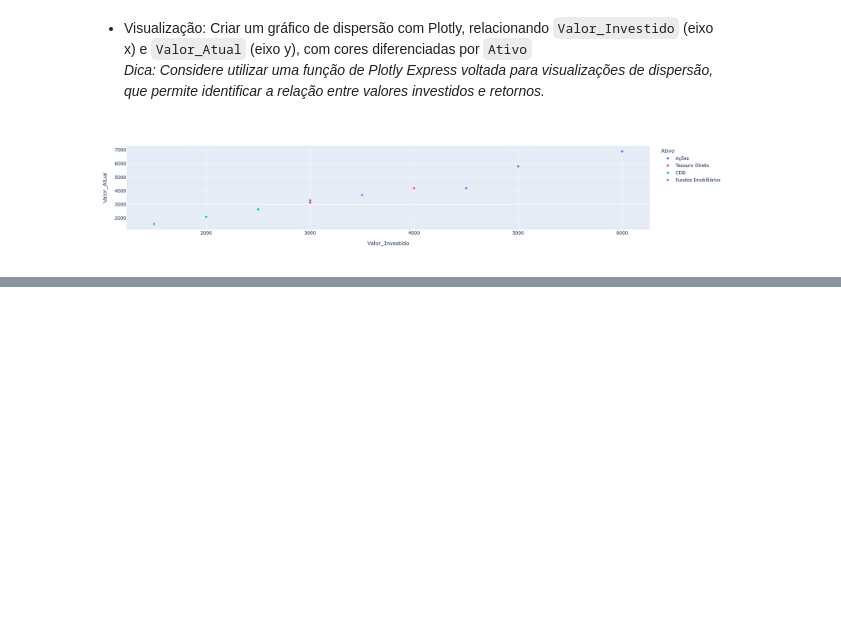
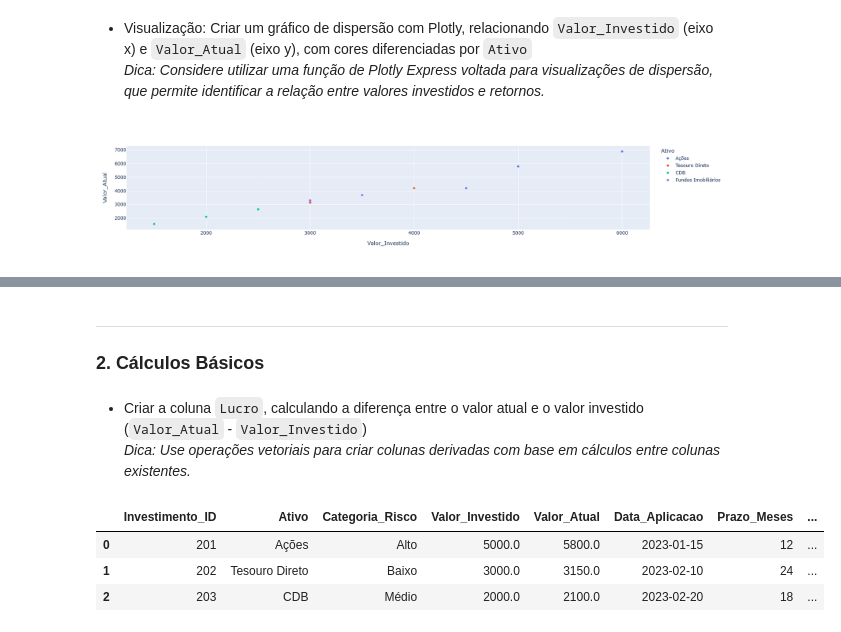
Before and after one commit to esscova/data-trivium, a Jupyter notebook: exercicios/007.ipynb, the cells around one changed output, grey strips where cells are left out. Cells and saved outputs as stored; diff of their text form; code cells hidden in the pictures; blank space fills up the shorter version.

```diff
--- a/exercicios/007.ipynb
+++ b/exercicios/007.ipynb
@@ -213,0 +140,3 @@ Para aprofundar seus conhecimentos:
+# %% [markdown]
+---
+### 2. Cálculos Básicos
@@ -213,0 +145,11 @@ Para aprofundar seus conhecimentos:
+# %% [markdown]
+- Criar a coluna `Lucro`, calculando a diferença entre o valor atual e o valor investido (`Valor_Atual` - `Valor_Investido`)
+  *Dica: Use operações vetoriais para criar colunas derivadas com base em cálculos entre colunas existentes.*
+# %%
+df2['Lucro'] = df2['Valor_Atual']-df2['Valor_Investido']
+df2.head(3)
+# %% [output]
+|  | Investimento_ID | Ativo | Categoria_Risco | Valor_Investido | Valor_Atual | Data_Aplicacao | Prazo_Meses | ... |
+| 0 | 201 | Ações | Alto | 5000.0 | 5800.0 | 2023-01-15 | 12 | ... |
+| 1 | 202 | Tesouro Direto | Baixo | 3000.0 | 3150.0 | 2023-02-10 | 24 | ... |
+| 2 | 203 | CDB | Médio | 2000.0 | 2100.0 | 2023-02-20 | 18 | ... |
```
Also changed, not shown: parts of 9 cells of this notebook.
